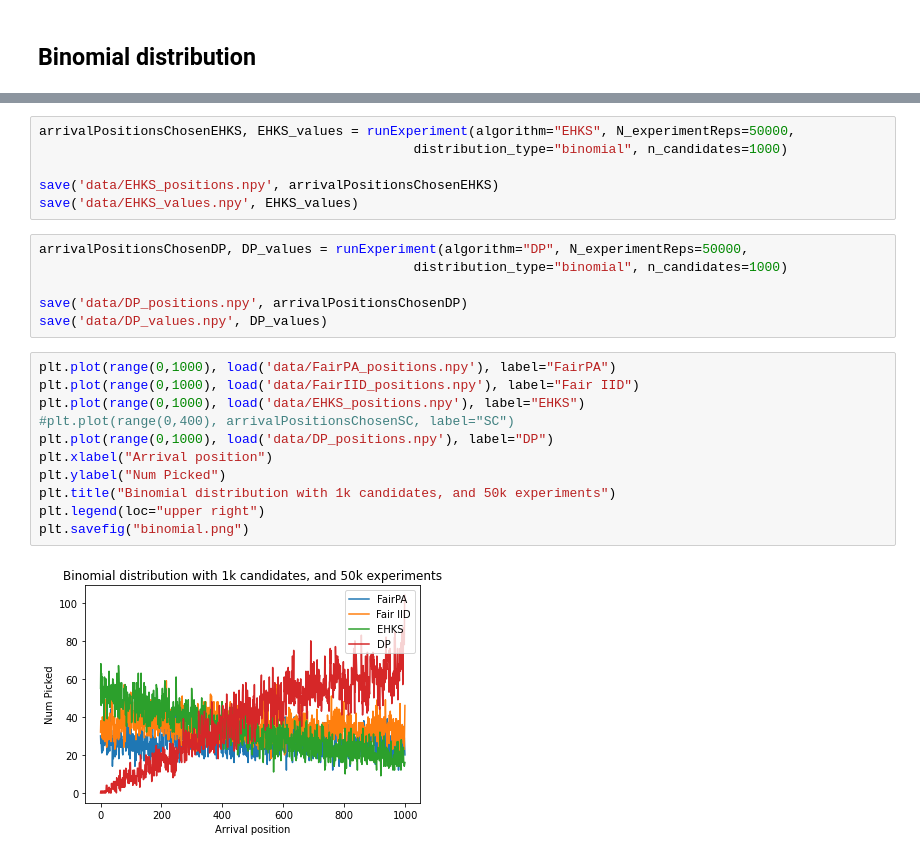
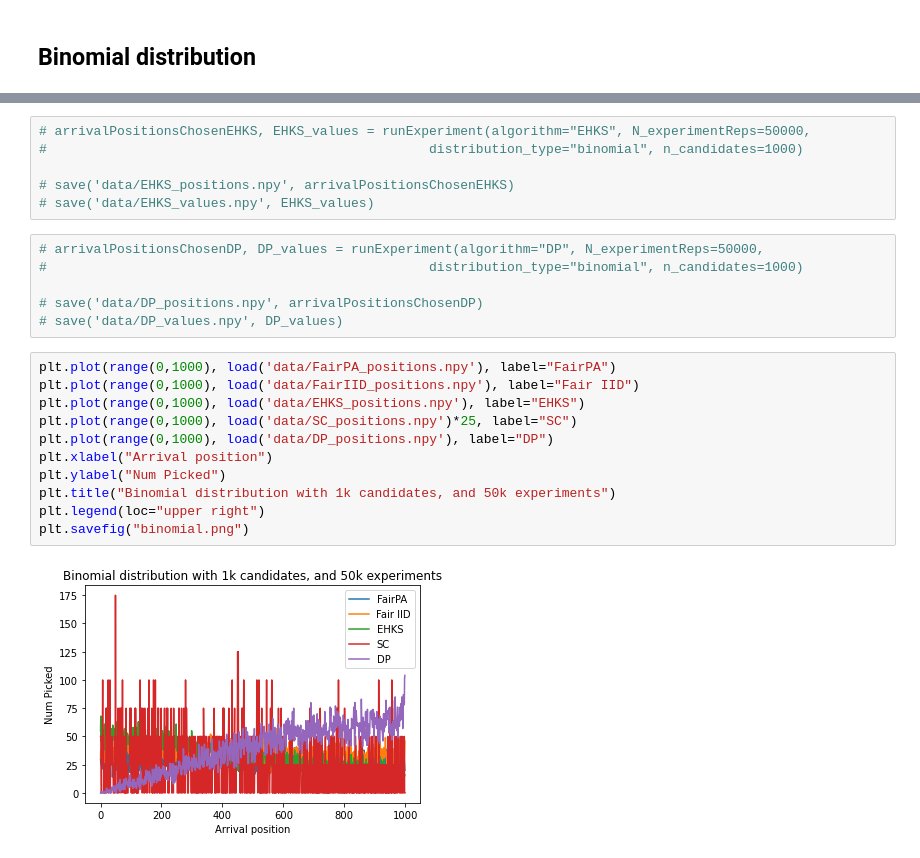
Before and after one commit to pimpraat/FACT-Ai, a Jupyter notebook: python implementation/multicolor_prophet.ipynb, the cells around one changed output, grey strips where cells are left out. Cells and saved outputs as stored; diff of their text form.

```diff
--- a/python implementation/multicolor_prophet.ipynb
+++ b/python implementation/multicolor_prophet.ipynb
@@ -471,25 +531,25 @@ save('data/FairIID_values.npy', FairIID_values)
 # %%
-arrivalPositionsChosenEHKS, EHKS_values = runExperiment(algorithm="EHKS", N_experimentReps=50000,
-                                                distribution_type="binomial", n_candidates=1000)
+# arrivalPositionsChosenEHKS, EHKS_values = runExperiment(algorithm="EHKS", N_experimentReps=50000,
+#                                                 distribution_type="binomial", n_candidates=1000)
 
-save('data/EHKS_positions.npy', arrivalPositionsChosenEHKS)
-save('data/EHKS_values.npy', EHKS_values)
+# save('data/EHKS_positions.npy', arrivalPositionsChosenEHKS)
+# save('data/EHKS_values.npy', EHKS_values)
 # %%
-arrivalPositionsChosenDP, DP_values = runExperiment(algorithm="DP", N_experimentReps=50000,
-                                                distribution_type="binomial", n_candidates=1000)
+# arrivalPositionsChosenDP, DP_values = runExperiment(algorithm="DP", N_experimentReps=50000,
+#                                                 distribution_type="binomial", n_candidates=1000)
 
-save('data/DP_positions.npy', arrivalPositionsChosenDP)
-save('data/DP_values.npy', DP_values)
+# save('data/DP_positions.npy', arrivalPositionsChosenDP)
+# save('data/DP_values.npy', DP_values)
 # %%
 plt.plot(range(0,1000), load('data/FairPA_positions.npy'), label="FairPA")
 plt.plot(range(0,1000), load('data/FairIID_positions.npy'), label="Fair IID")
 plt.plot(range(0,1000), load('data/EHKS_positions.npy'), label="EHKS")
-#plt.plot(range(0,400), arrivalPositionsChosenSC, label="SC")
+plt.plot(range(0,1000), load('data/SC_positions.npy')*25, label="SC")
 plt.plot(range(0,1000), load('data/DP_positions.npy'), label="DP")
 plt.xlabel("Arrival position")
 plt.ylabel("Num Picked")
 plt.title("Binomial distribution with 1k candidates, and 50k experiments")
 plt.legend(loc="upper right")
 plt.savefig("binomial.png")
 # %% [output]
-[figure, old version]
+[figure, new version]
```
Also changed, not shown: parts of 17 cells of this notebook, 9 other files.
